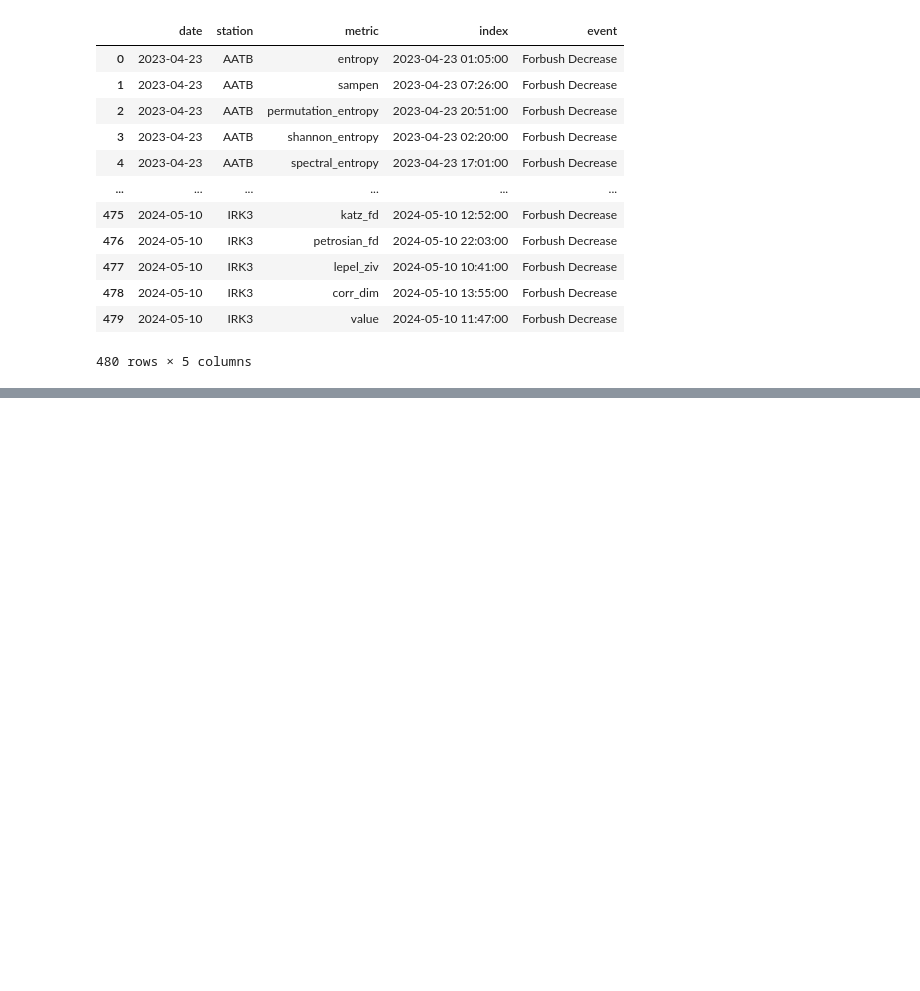
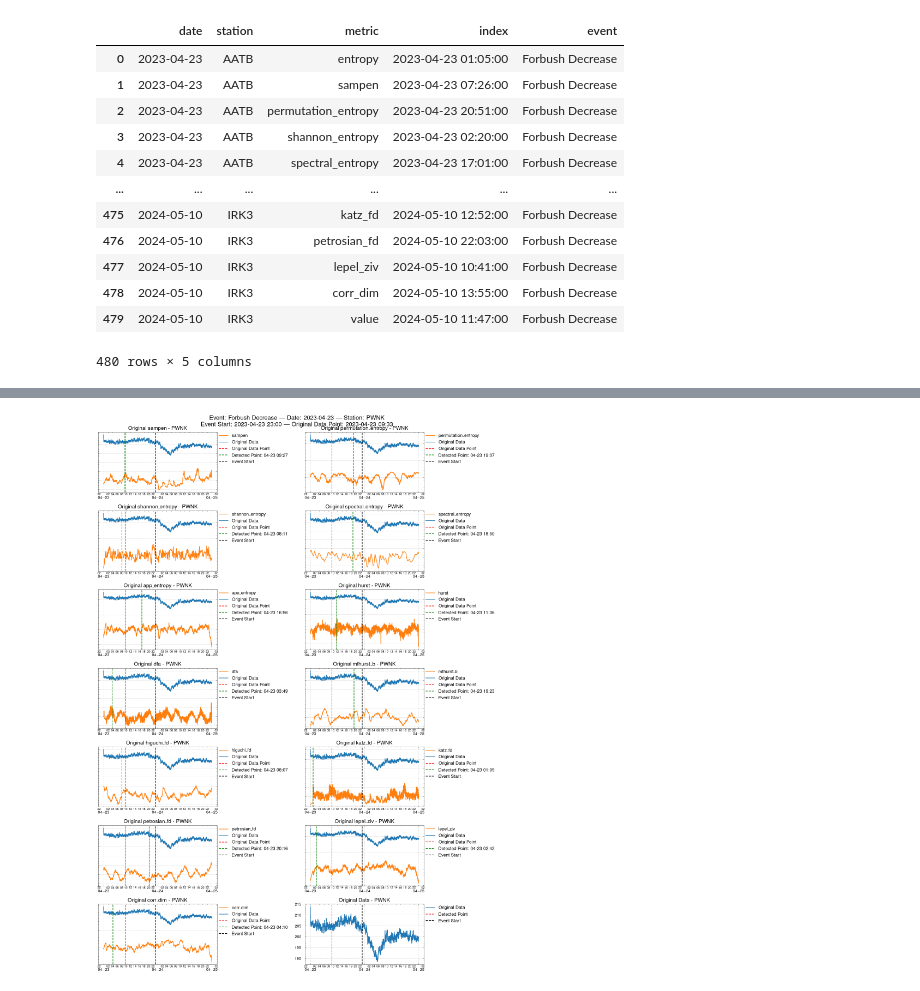
Before and after one commit to dosquisd/NMDB, a Jupyter notebook: 004_predictions.ipynb, the cells around one changed output, grey strips where cells are left out. Saved outputs shown, nothing was run; the diff lists cells and outputs as text; code cells hidden in the pictures; blank space fills up the shorter version.

```diff
--- a/004_predictions.ipynb
+++ b/004_predictions.ipynb
@@ -218,0 +369,4 @@ df_event
+# %%
+tmp_plots(df_orig, df_event, date, station)
+# %% [output]
+[figure, added]
```
Also changed, not shown: parts of 3 cells of this notebook.
